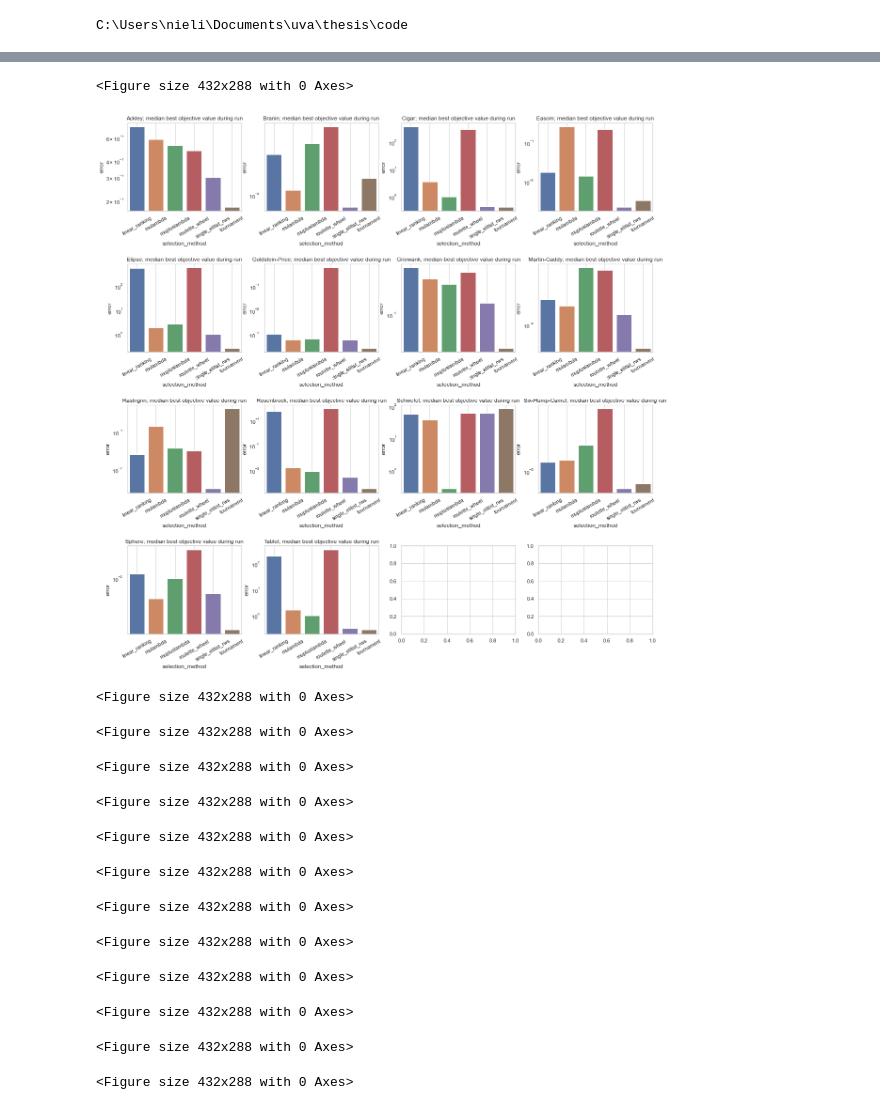
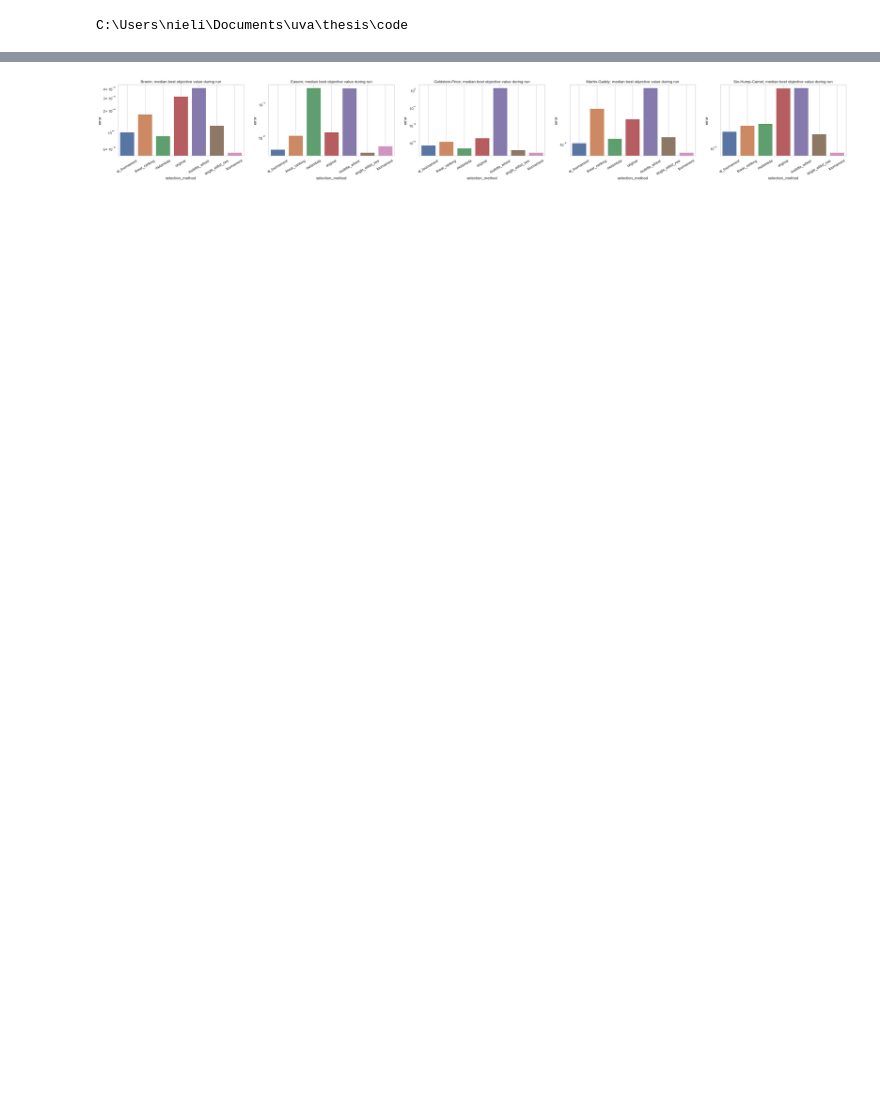
Before and after one commit to N-Brouwer/PPA, a Jupyter notebook: notebooks/data-analysis.ipynb, the cells around one changed output, grey strips where cells are left out. Drawn from its saved outputs; the diff is of its cells as text; code cells hidden in the pictures; blank space fills up the shorter version.

```diff
--- a/notebooks/data-analysis.ipynb
+++ b/notebooks/data-analysis.ipynb
@@ -3,7 +3,13 @@ from operator import attrgetter
 
 import pandas as pd
 import numpy as np
+
 import matplotlib.pyplot as plt
 import seaborn as sns
 import pickle
 import os
+from notify_run import Notify
+from igraph import *
+
+sns.set_theme(style="whitegrid")
+sns.set_palette(sns.color_palette('colorblind'))
@@ -15,6 +24,6 @@ print(os.getcwd())
 C:\Users\nieli\Documents\uva\thesis\code
 # %%
 try:
-    pickle.load(open(r"PPA/results/results-2021-05-05_12-37-11/linear_ranking-Ackleyrun-0.p", "rb"))
+    test = pickle.load(open(r"PPA/results/results-2021-05-11_12-56-09/mulambda-Ackley2Drun-0.p", "rb"))
 except Exception as e:
     print(e) # you will find what is going on here
@@ -121,0 +72,7 @@ for benchmark in benchmarks:
+# %%
+df_2d = df[~df['benchmark'].isin(['Ackley', 'Rosenbrock', 'Griewank', 'Rastrigrin', 'Schwefel', 'Ellipse', 'Cigar', 'Tablet',
+                    'Sphere'])]
+df_nd = df[df['benchmark'].isin(['Ackley', 'Rosenbrock', 'Griewank', 'Rastrigrin', 'Schwefel', 'Ellipse', 'Cigar', 'Tablet',
+                    'Sphere'])]
+df_2d = df_2d.sort_values(by=['benchmark','dimensions']).reset_index()
+df_nd = df_nd.sort_values(by=['benchmark','dimensions']).reset_index()
@@ -122,50 +110,26 @@ for benchmark in benchmarks:
 # %%
 %matplotlib inline
-fig, axes =plt.subplots(4,4, figsize=(20,20))
-fig.subplots_adjust(hspace=0.6)
-column = 0
-row = 0
-benchmarks = df.benchmark.unique()
+
+fig, axes =plt.subplots(1,5, figsize=(40,4))
+# fig.subplots_adjust(hspace=0.6)
+
+benchmarks = df_2d.benchmark.unique()
 i = 0
-sns.set_theme(style="whitegrid")
+
 for benchmark in benchmarks:
 
-    plot_data = df[df['benchmark'] == benchmark]
+    plot_data = df_2d[df_2d['benchmark'] == benchmark]
     optimum = plot_data['theoretical_optimum'][:1].item()
-
     plot_data = plot_data.groupby('selection_method').std().reset_index()[['selection_method','error']]
 
-    plt.figure(i)
-    i+=1
-
-    ax = sns.barplot(x="selection_method", y="error", data=plot_data, ax = axes[row][column])
+    ax = sns.barplot(x="selection_method", y="error", data=plot_data, ax = axes[i])
     ax.set_xticklabels(ax.get_xticklabels(),rotation=30)
     ax.set_title(f'{benchmark}; median best objective value during run')
     ax.grid()
     ax.set_yscale("log")
-    column +=1
-    if i%4 == 0:
-        row +=1
-        column = 0
-
-# %matplotlib inline
-
-#     plt.axhline(optimum, c='r') not neccesary because now i plot the error, so the optimum is at error=0
+    i+=1
 # %% [output]
-<Figure size 432x288 with 0 Axes>
-[figure, old version]
+[figure, new version]
-<Figure size 432x288 with 0 Axes>
-<Figure size 432x288 with 0 Axes>
-<Figure size 432x288 with 0 Axes>
-<Figure size 432x288 with 0 Axes>
-<Figure size 432x288 with 0 Axes>
-<Figure size 432x288 with 0 Axes>
-<Figure size 432x288 with 0 Axes>
-<Figure size 432x288 with 0 Axes>
-<Figure size 432x288 with 0 Axes>
-<Figure size 432x288 with 0 Axes>
-<Figure size 432x288 with 0 Axes>
-<Figure size 432x288 with 0 Axes>
 # %%
 try:
     test = pickle.load(open(r"PPA/results/test/mc-test.p", "rb"))
```
Also changed, not shown: parts of 16 cells of this notebook, 7 other files.
